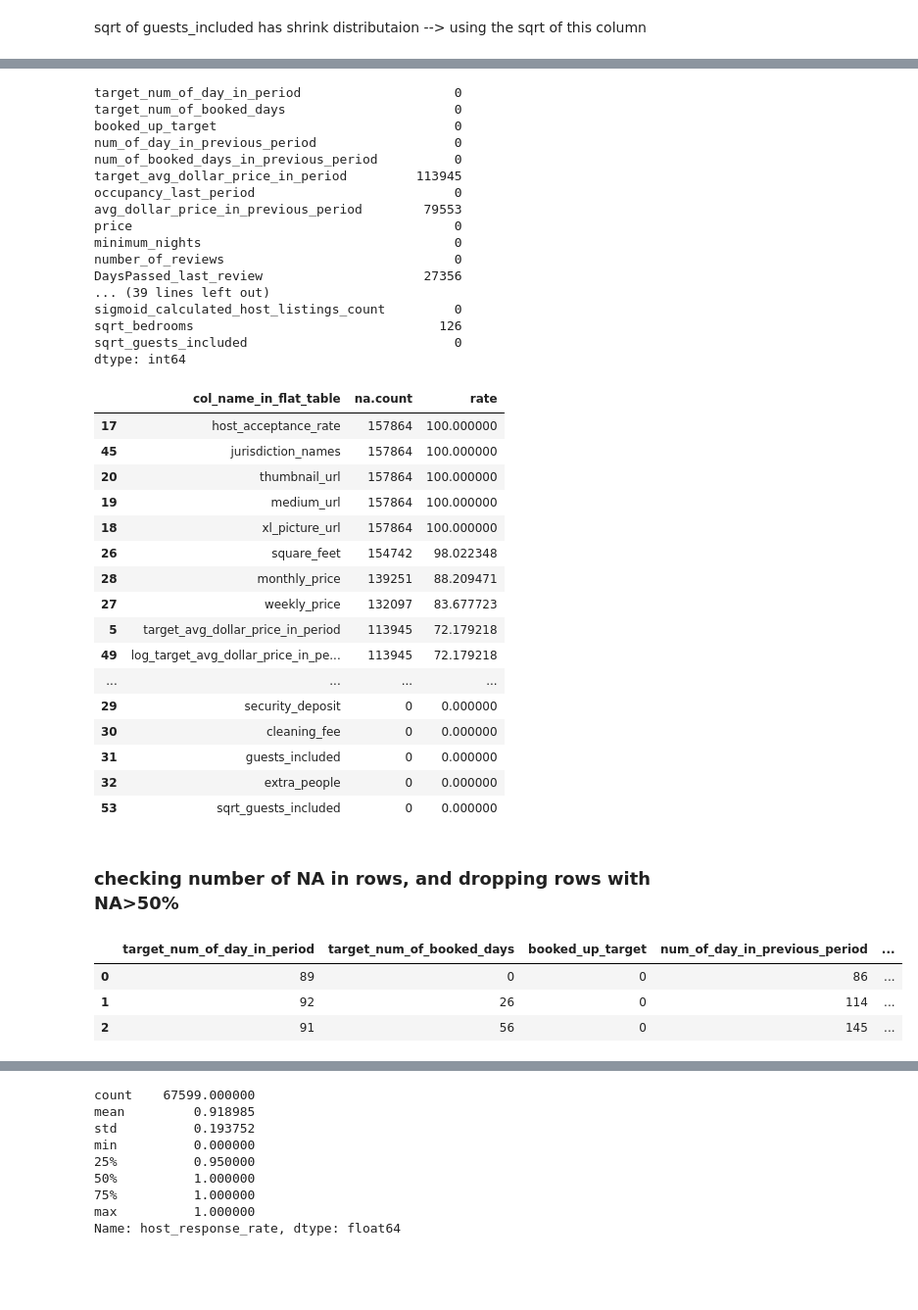
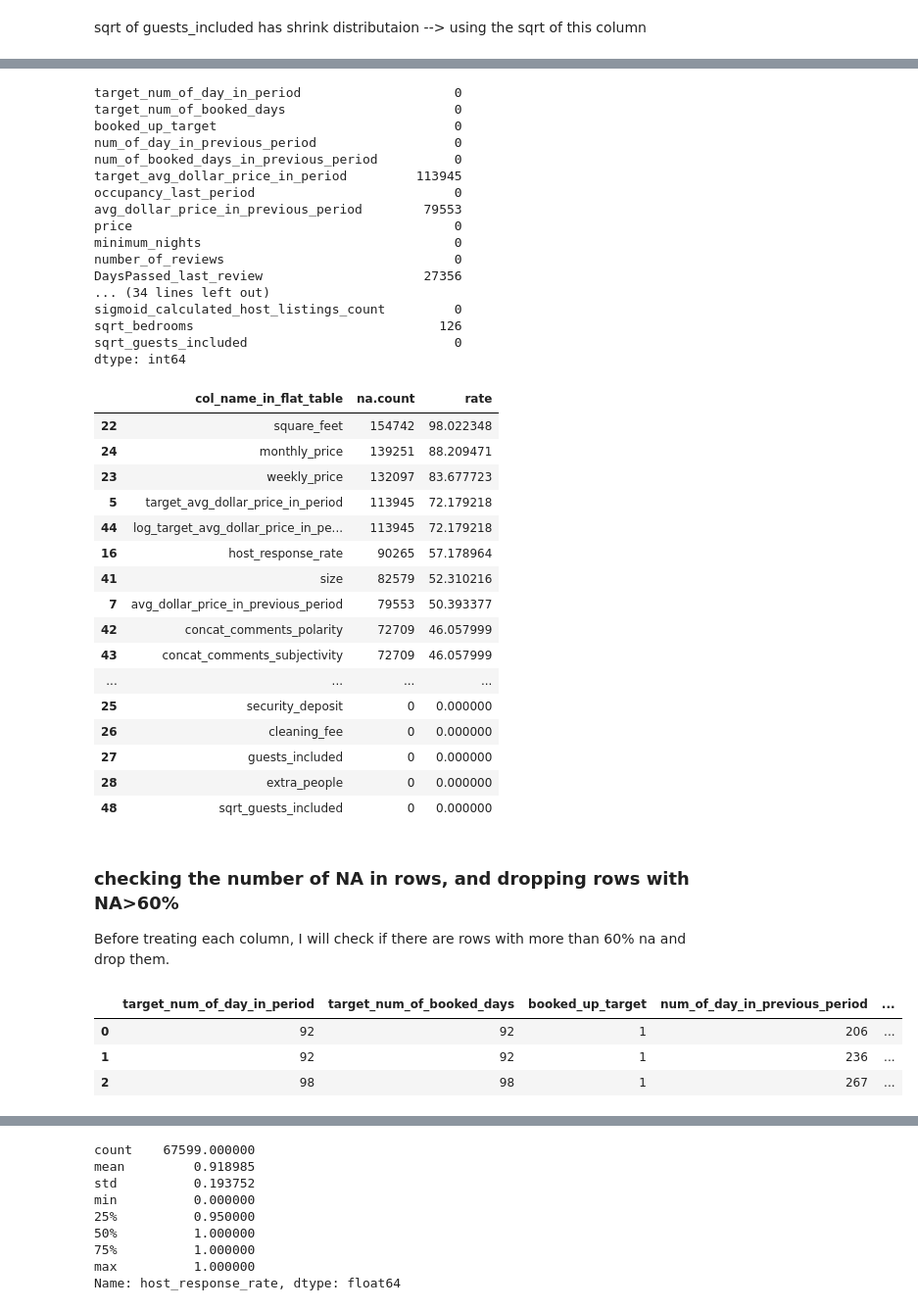
Before and after one commit to NaamaJan/airbnb-berlin-availability, a Jupyter notebook: Berlin_Airbnb_Data_Cleansing.ipynb, the cells around one changed output, grey strips where cells are left out. Shown at 98% size. Cells and saved outputs as stored; diff of their text form; code cells hidden in the pictures; blank space fills up the shorter version.

```diff
--- a/Berlin_Airbnb_Data_Cleansing.ipynb
+++ b/Berlin_Airbnb_Data_Cleansing.ipynb
@@ -195,11 +195,11 @@ numeric_list
  'concat_comments_polarity',
  'concat_comments_subjectivity']
 # %%
-# TODO check each of the list
-addional_numeric_list = ['weekly_price', 'monthly_price']
-selected_columns = numeric_list + addional_numeric_list
+# Selecting the numerical cols and dropping cols irrelevant to Data Cleansing
 
-removed_columns = ['zipcode','latitude', 'longitude']
+selected_columns = numeric_list
+
+removed_columns = ['zipcode','latitude', 'longitude', 'scrape_id']
 for remove_column in removed_columns:
     if remove_column in selected_columns:
         selected_columns.remove(remove_column)
@@ -1022,7 +1018,7 @@ price                                          0
 minimum_nights                                 0
 number_of_reviews                              0
 DaysPassed_last_review                     27356
-... (39 lines left out)
+... (34 lines left out)
 sigmoid_calculated_host_listings_count         0
 sqrt_bedrooms                                126
 sqrt_guests_included                           0
@@ -1045,24 +1041,26 @@ def get_rate_table_of_na_in_columns(_df):
 get_rate_table_of_na_in_columns(df)
 # %% [output]
 |  | col_name_in_flat_table | na.count | rate |
-| 17 | host_acceptance_rate | 157864 | 100.000000 |
-| 45 | jurisdiction_names | 157864 | 100.000000 |
-| 20 | thumbnail_url | 157864 | 100.000000 |
-| 19 | medium_url | 157864 | 100.000000 |
-| 18 | xl_picture_url | 157864 | 100.000000 |
-| 26 | square_feet | 154742 | 98.022348 |
-| 28 | monthly_price | 139251 | 88.209471 |
-| 27 | weekly_price | 132097 | 83.677723 |
+| 22 | square_feet | 154742 | 98.022348 |
+| 24 | monthly_price | 139251 | 88.209471 |
+| 23 | weekly_price | 132097 | 83.677723 |
 | 5 | target_avg_dollar_price_in_period | 113945 | 72.179218 |
-| 49 | log_target_avg_dollar_price_in_pe... | 113945 | 72.179218 |
+| 44 | log_target_avg_dollar_price_in_pe... | 113945 | 72.179218 |
+| 16 | host_response_rate | 90265 | 57.178964 |
+| 41 | size | 82579 | 52.310216 |
+| 7 | avg_dollar_price_in_previous_period | 79553 | 50.393377 |
+| 42 | concat_comments_polarity | 72709 | 46.057999 |
+| 43 | concat_comments_subjectivity | 72709 | 46.057999 |
 | ... | ... | ... | ... |
-| 29 | security_deposit | 0 | 0.000000 |
-| 30 | cleaning_fee | 0 | 0.000000 |
-| 31 | guests_included | 0 | 0.000000 |
-| 32 | extra_people | 0 | 0.000000 |
-| 53 | sqrt_guests_included | 0 | 0.000000 |
+| 25 | security_deposit | 0 | 0.000000 |
+| 26 | cleaning_fee | 0 | 0.000000 |
+| 27 | guests_included | 0 | 0.000000 |
+| 28 | extra_people | 0 | 0.000000 |
+| 48 | sqrt_guests_included | 0 | 0.000000 |
 # %% [markdown]
-### checking number of NA in rows, and dropping rows with NA>50%
+### checking the number of NA in rows, and dropping rows with NA>60%
+
+Before treating each column, I will check if there are rows with more than 60% na and drop them.
 # %%
 def get_rate_table_of_na_in_rows(df_orig):
     """
@@ -1080,19 +1078,20 @@ def get_rate_table_of_na_in_rows(df_orig):
     df_orig_with_nans["row_nan_rate"] = df_orig_with_nans["num_of_nan_in_row"].apply(lambda x: x/num_of_columns*100.0)
     return df_orig_with_nans
 
-def drop_rows_by_perc_of_nan(df_orig, threshold_perc=50):
+def drop_rows_by_perc_of_nan(df_orig, threshold_perc=60):
     """
+    function that drop rows with more than 60% na (threshold percentage)
     df is orig dataframe before adding Accessory Columns
     """
     df_orig_with_nan = get_rate_table_of_na_in_rows(df_orig)
     return df_orig[df_orig_with_nan['row_nan_rate']<threshold_perc]
 # %%
-# dropping rows from flat table which have more than 50% None/na (after transform ouliers to na)
-df_clean1 = drop_rows_by_perc_of_nan(df, threshold_perc=50)
+# dropping rows from flat table which have more than 60% None/na (after transform ouliers to na)
+df_clean1 = drop_rows_by_perc_of_nan(df, threshold_perc=60)
 df_clean1.head(3)
 # %% [output]
 |  | target_num_of_day_in_period | target_num_of_booked_days | booked_up_target | num_of_day_in_previous_period | ... |
-| 0 | 89 | 0 | 0 | 86 | ... |
-| 1 | 92 | 26 | 0 | 114 | ... |
-| 2 | 91 | 56 | 0 | 145 | ... |
+| 0 | 92 | 92 | 1 | 206 | ... |
+| 1 | 92 | 92 | 1 | 236 | ... |
+| 2 | 98 | 98 | 1 | 267 | ... |
 # %%
```
Also changed, not shown: parts of 49 cells of this notebook.
